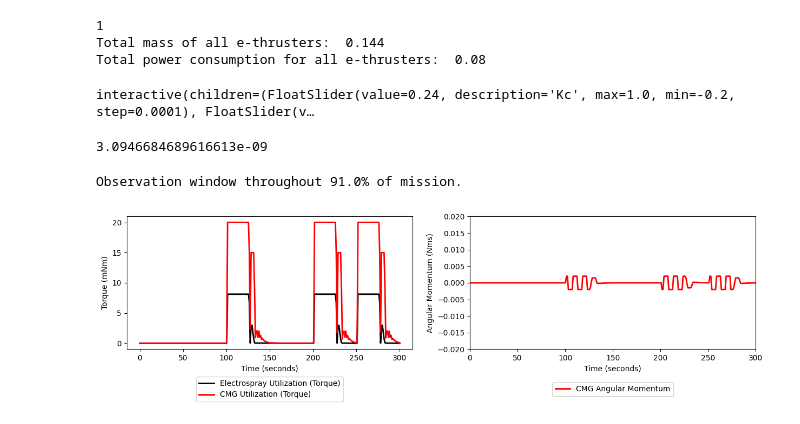
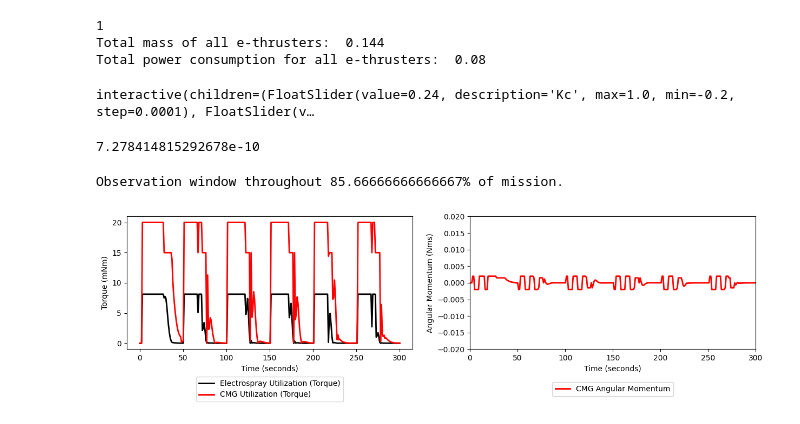
Before and after one commit to Menamonmon/on-axis-momentum, a Jupyter notebook: momentum.ipynb, the cells around one changed output. Cells and saved outputs as stored; diff of their text form; code cells hidden in the pictures.

```diff
--- a/momentum.ipynb
+++ b/momentum.ipynb
@@ -109,7 +109,7 @@ def allocation(a, I, esp_thrust_max, cmg_tau_max, cmg_l_max, boom_length, tolera
     # if error is less than 0.1 arcmin (25% of budget), begin unloading momentum by counter-torquing ESPs and CMGs
     elif (e_arcmin >= 0.1 and e_arcmin <= 0.1) and tau <= esp_tau_max:
         usage['esp'] = tau / esp_tau_max
-        if cmg_l > cmg_min_tolerance_coefficient * cmg_l_max: # might want to fix to ensure that momentum storage does not become negative
+        if np.abs(cmg_l) > cmg_min_tolerance_coefficient * cmg_l_max: # might want to fix to ensure that momentum storage does not become negative
             unload_tau = (esp_tau_max - usage['esp'] * esp_tau_max) * cmg_unload_rate
             usage['esp'] = (tau + unload_tau) / esp_tau_max
             usage['cmg'] = unload_tau / cmg_tau_max
@@ -160,7 +160,7 @@ t = np.linspace(0,tf,n) # create time vector
 
 tstep = tf / n
 
-SPs = np.random.randint(0, 2, ci)
+SPs = np.random.uniform(0, 0.5, ci)
 final_e = np.ones(n // ci)
 
 def process(y,t,u):
@@ -264,7 +264,7 @@ wg.interact(pidPlot, Kc=Kc_slide, tauI=tauI_slide, tauD=tauD_slide)
 print(np.max(final_e))
 # %% [output]
 interactive(children=(FloatSlider(value=0.24, description='Kc', max=1.0, min=-0.2, step=0.0001), FloatSlider(v…
-3.0946684689616613e-09
+7.278414815292678e-10
 # %%
 esp_tau = np.zeros(n)
 cmg_tau = np.zeros(n)
@@ -272,7 +272,7 @@ cmg_l = np.zeros(n)
 tolerance = 1
 cmg_unload_rate = 0.5
 cmg_utilization_coefficient = 0.75
-cmg_min_tolerance_coefficient = 0.1
+cmg_min_tolerance_coefficient = 0.05
 
 for i in range(1,n):
     esp_tau[i] = esp_tau_max * allocation(alpha[i], Iz, esp_tau_max, cmg_tau_max, cmg_l_max, boom_length, tolerance, error[i], cmg_unload_rate, tstep, cmg_l[i], cmg_utilization_coefficient, cmg_min_tolerance_coefficient)['esp'] * (10e3)
@@ -280,32 +280,32 @@ for i in range(1,n):
     cmg_l[i] = allocation(alpha[i], Iz, esp_tau_max, cmg_tau_max, cmg_l_max, boom_length, tolerance, error[i], cmg_unload_rate, tstep, cmg_l[i], cmg_utilization_coefficient, cmg_min_tolerance_coefficient)['l']
 
 acceptable_error_count = 0
 
 for i in range(0,n):
     if error[i] < 0.4:
         acceptable_error_count += 1
 
 error_percentage = (acceptable_error_count / n) * 100
 
 print(f"Observation window throughout {error_percentage}% of mission.")
 
 
 
 plt.figure(1,figsize=(15,7))
 plt.subplot(2,2,1)
 plt.plot(t,esp_tau,'k-',linewidth=2,label='Electrospray Utilization (Torque)')
 plt.plot(t,cmg_tau,'r-',linewidth=2,label='CMG Utilization (Torque)')
 plt.xlabel("Time (seconds)")
 plt.ylabel("Torque (mNm)")
 plt.legend(bbox_to_anchor=(0.5, -0.3), loc='center', borderaxespad=0)
 plt.subplot(2,2,2)
 plt.plot(t,cmg_l,'r-',linewidth=2,label='CMG Angular Momentum')
 plt.ylabel("Angular Momentum (Nms)")
 plt.xlabel("Time (seconds)")
 plt.ylim([-0.02,0.02])
 plt.xlim([0,n])
 plt.legend(bbox_to_anchor=(0.5, -0.3), loc='center', borderaxespad=0)
 plt.show()
 # %% [output]
-Observation window throughout 91.0% of mission.
+Observation window throughout 85.66666666666667% of mission.
-[figure, old version]
+[figure, new version]
```
